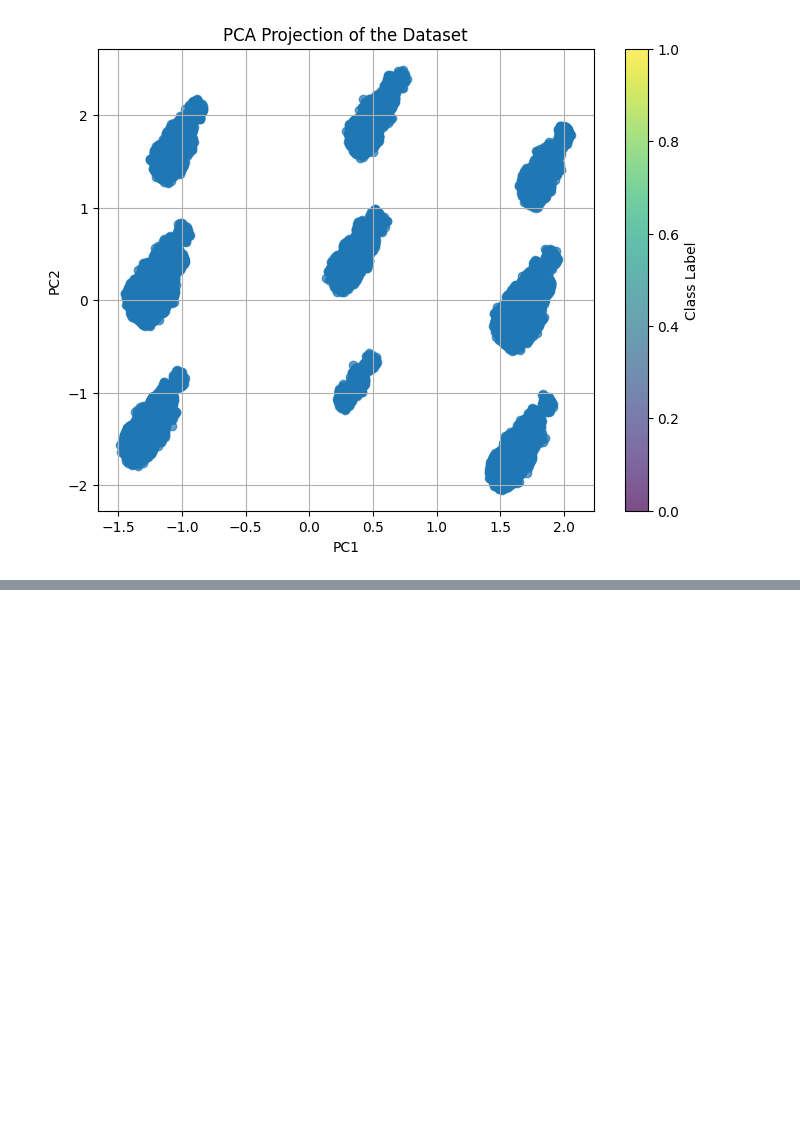
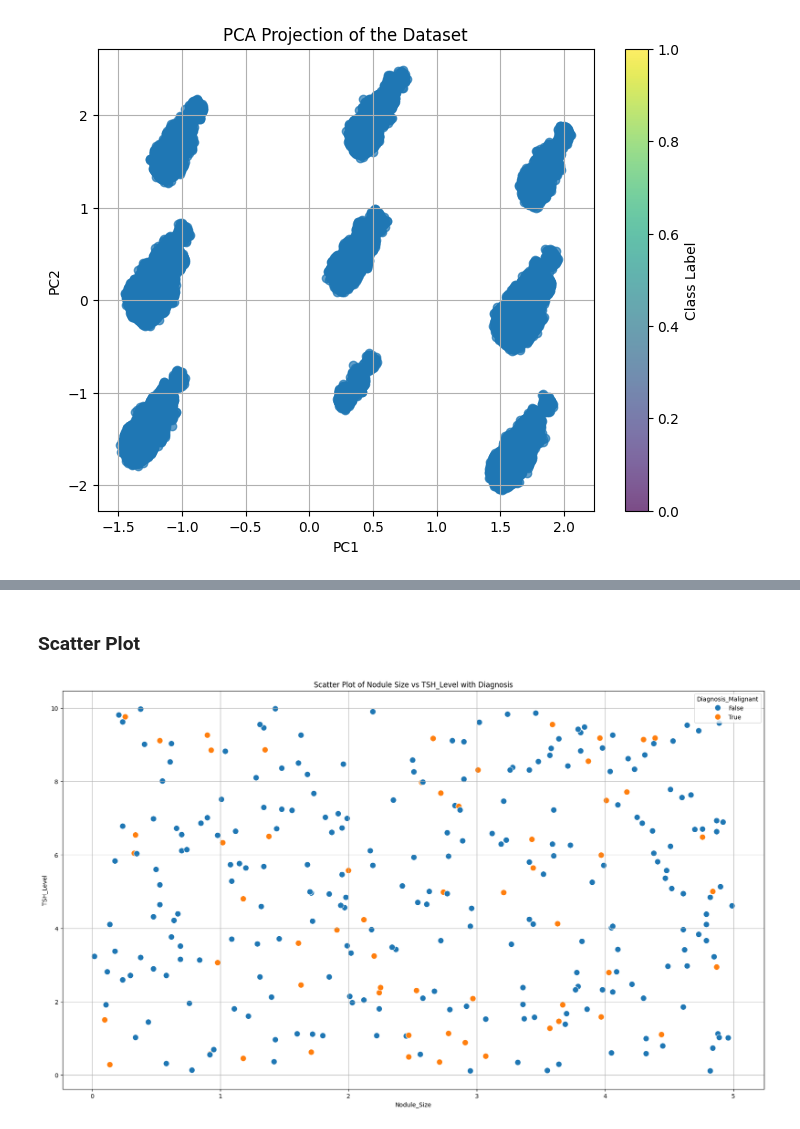
Before and after one commit to Jdhwang98/thyroid-cancer-prediction, a Jupyter notebook: thyroid_cancer_risk.ipynb, the cells around one changed output, grey strips where cells are left out. Cells and saved outputs as stored; diff of their text form; code cells hidden in the pictures; blank space fills up the shorter version.

```diff
--- a/thyroid_cancer_risk.ipynb
+++ b/thyroid_cancer_risk.ipynb
@@ -455,0 +477,10 @@ plt.show()
+# %% [markdown]
+### Scatter Plot
+# %%
+plt.figure(figsize=(21,12))
+sns.scatterplot(x = 'Nodule_Size', y = 'TSH_Level', hue='Diagnosis_Malignant', data=df.sample(300), s = 100)
+plt.title("Scatter Plot of Nodule Size vs TSH_Level with Diagnosis")
+plt.grid(True)
+plt.show()
+# %% [output]
+[figure, added]
```
Also changed, not shown: parts of 5 cells of this notebook.
